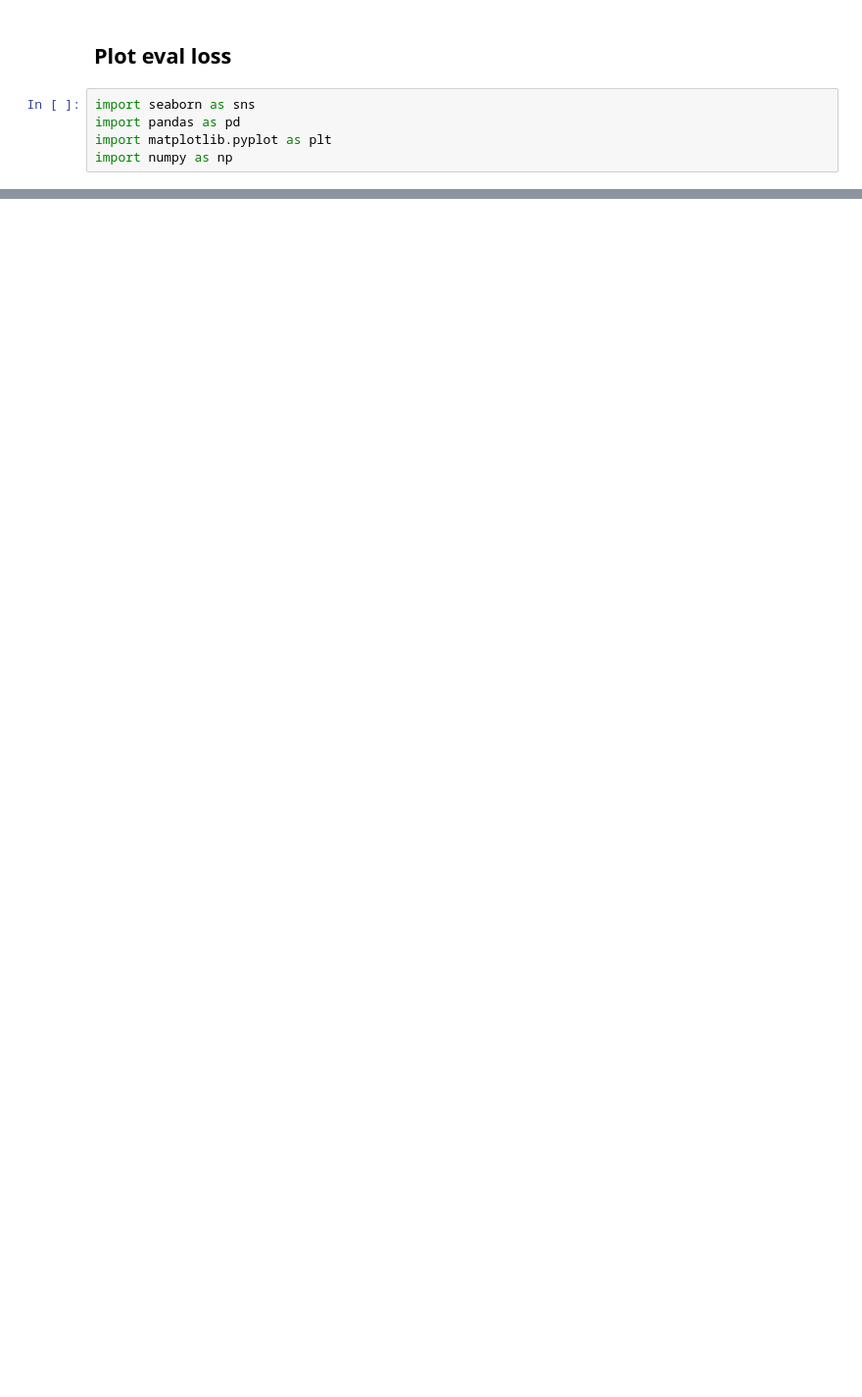
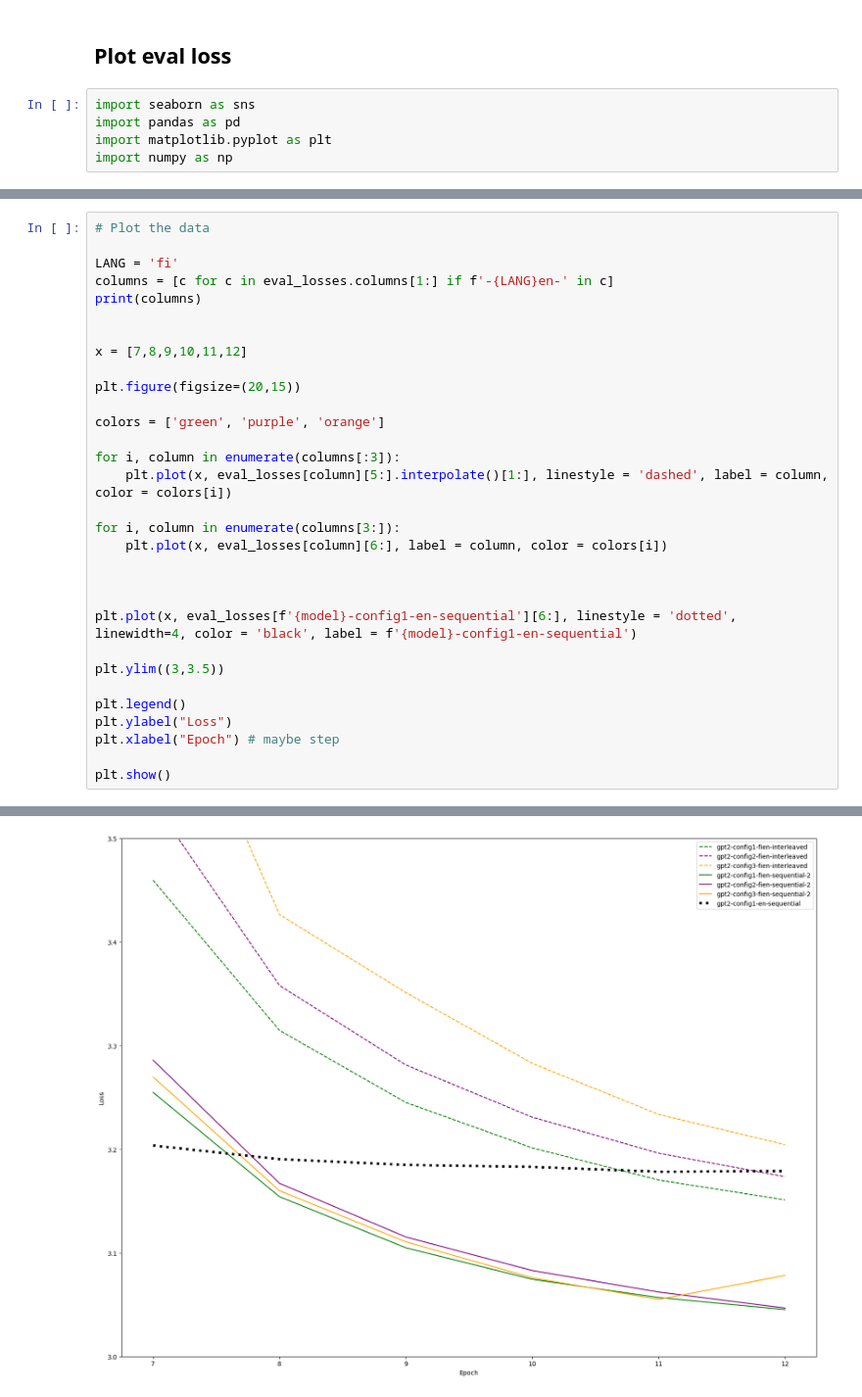
Before and after one commit to iconstantinescu/lm-critical-period, a Jupyter notebook: plots/plot_logs.ipynb, the cells around one changed output, grey strips where cells are left out. Shown at 98% size. Saved outputs shown, nothing was run; the diff lists cells and outputs as text; blank space fills up the shorter version.

```diff
--- a/plots/plot_logs.ipynb
+++ b/plots/plot_logs.ipynb
@@ -63,0 +70,32 @@ plt.show()
+# %%
+# Plot the data
+
+LANG = 'fi'
+columns = [c for c in eval_losses.columns[1:] if f'-{LANG}en-' in c]
+print(columns)
+
+
+x = [7,8,9,10,11,12]
+
+plt.figure(figsize=(20,15))
+
+colors = ['green', 'purple', 'orange']
+
+for i, column in enumerate(columns[:3]):
+    plt.plot(x, eval_losses[column][5:].interpolate()[1:], linestyle = 'dashed', label = column, color = colors[i])
+
+for i, column in enumerate(columns[3:]):
+    plt.plot(x, eval_losses[column][6:], label = column, color = colors[i])
+
+
+
+plt.plot(x, eval_losses[f'{model}-config1-en-sequential'][6:], linestyle = 'dotted', linewidth=4, color = 'black', label = f'{model}-config1-en-sequential')
+
+plt.ylim((3,3.5))
+
+plt.legend()
+plt.ylabel("Loss")
+plt.xlabel("Epoch") # maybe step
+
+plt.show()
+# %% [output]
@@ -63,0 +103 @@ plt.show()
+[figure, added]
```
Also changed, not shown: parts of 6 cells of this notebook, 2 other files.
